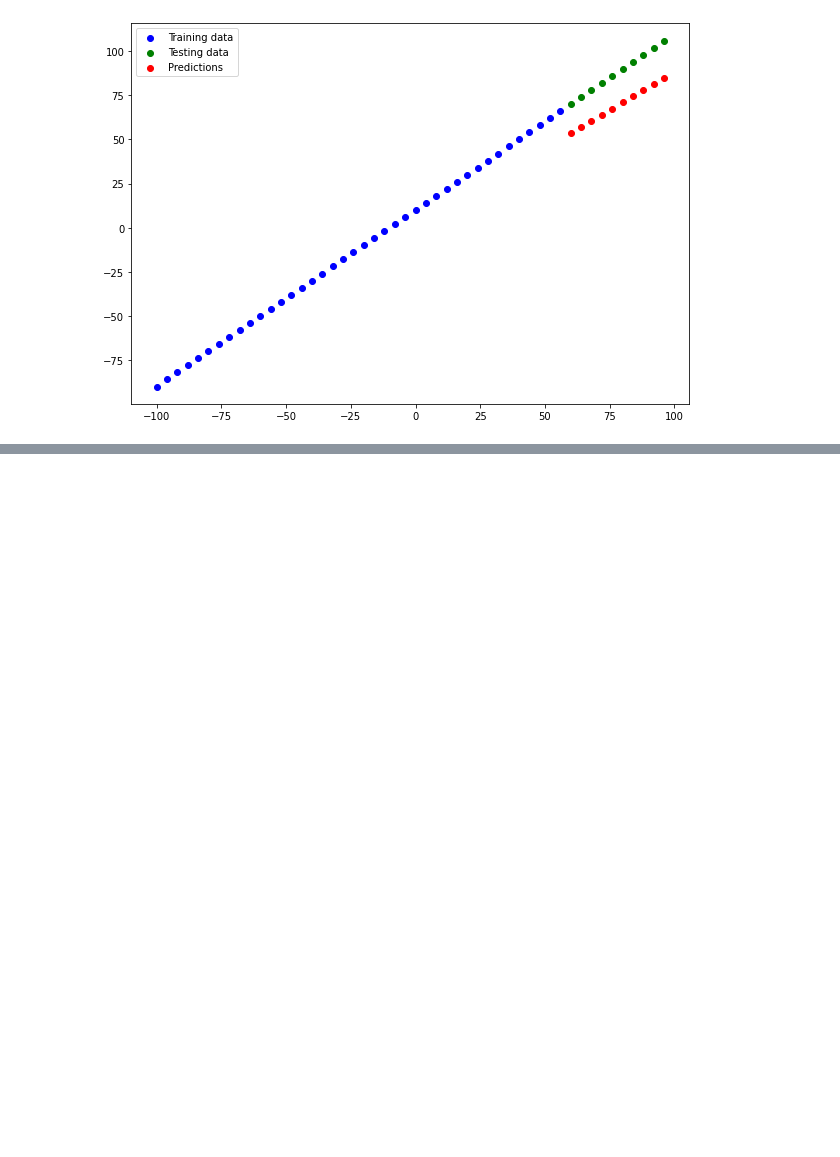
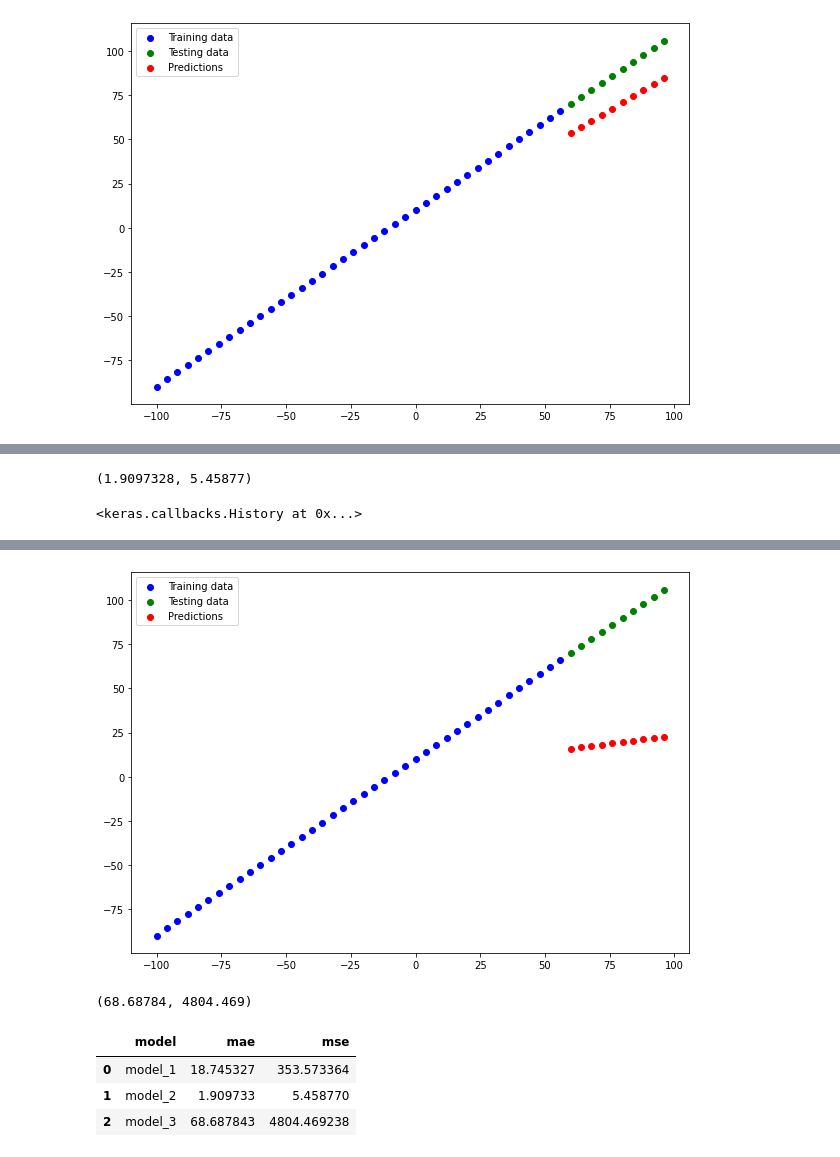
Before and after one commit to 95ImadEL/Tensorflow-basics, a Jupyter notebook: NN_Regression.ipynb, the cells around one changed output, grey strips where cells are left out. Saved outputs shown, nothing was run; the diff lists cells and outputs as text; code cells hidden in the pictures; blank space fills up the shorter version.

```diff
--- a/NN_Regression.ipynb
+++ b/NN_Regression.ipynb
@@ -244,0 +385,25 @@ plot_predictions(
+# %%
+# Calculate model_2 metrics
+mae_2 = mae(y_test, y_preds_2.squeeze()).numpy()
+mse_2 = mse(y_test, y_preds_2.squeeze()).numpy()
+mae_2, mse_2
+# %% [output]
+(1.9097328, 5.45877)
+# %%
+tf.random.set_seed(42)
+model_3 = tf.keras.Sequential([
+    tf.keras.layers.Dense(1),
+    tf.keras.layers.Dense(1)
+])
+
+model_3.compile(loss=tf.keras.losses.mae,
+                optimizer=tf.keras.optimizers.SGD(),
+                metrics=['mae'])
+
+model_3.fit(tf.expand_dims(X_train,axis=-1), y_train, epochs=500, verbose=0)
+# %% [output]
+<keras.callbacks.History at 0x...>
+# %%
+y_preds_3 = model_3.predict(X_test)
+plot_predictions(predictions=y_preds_3)
+# %% [output]
@@ -244,0 +412,8 @@ plot_predictions(
+[figure, added]
+# %%
+# Calculate model_3 metrics
+mae_3 = mae(y_test, y_preds_3.squeeze()).numpy()
+mse_3 = mse(y_test, y_preds_3.squeeze()).numpy()
+mae_3, mse_3
+# %% [output]
+(68.68784, 4804.469)
@@ -244,0 +425,10 @@ plot_predictions(
+# %%
+import pandas as pd
+
+all_results = pd.DataFrame(model_results, columns=["model","mae","mse"])
+all_results
+# %% [output]
+|  | model | mae | mse |
+| 0 | model_1 | 18.745327 | 353.573364 |
+| 1 | model_2 | 1.909733 | 5.458770 |
+| 2 | model_3 | 68.687843 | 4804.469238 |
```
Also changed, not shown: parts of 61 cells of this notebook.
